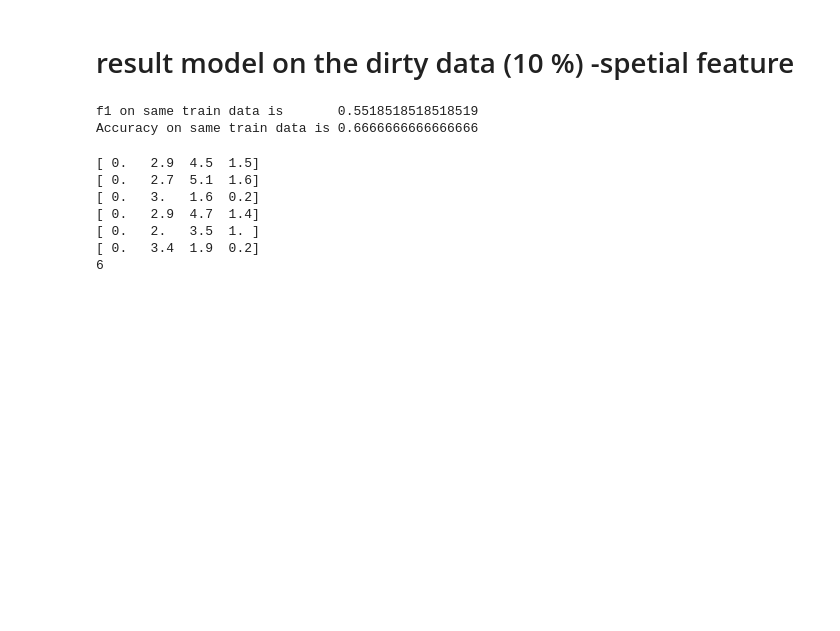
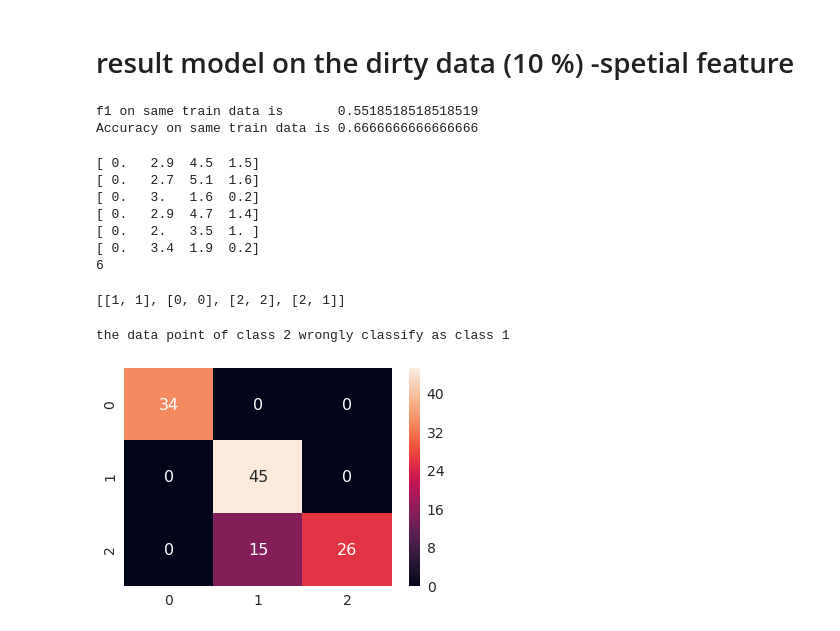
Before and after one commit to BigDaMa/error-generator, a Jupyter notebook: methodss/adversarial_machine_learning/test.ipynb, the cells around one changed output. Cells and saved outputs as stored; diff of their text form; code cells hidden in the pictures; blank space fills up the shorter version.

```diff
--- a/methodss/adversarial_machine_learning/test.ipynb
+++ b/methodss/adversarial_machine_learning/test.ipynb
@@ -372,3 +371,48 @@ print(co)
 [ 0.   2.   3.5  1. ]
 [ 0.   3.4  1.9  0.2]
 6
+# %%
+def max_indices(arr, k):
+    '''
+    Returns the indices of the k first largest elements of arr
+    (in descending order in values)
+    '''
+    assert k <= arr.size, 'k should be smaller or equal to the array size'
+    arr_ = arr.astype(float)  # make a copy of arr
+    max_idxs = []
+    for _ in range(k):
+        max_element = np.max(arr_)
+        if np.isinf(max_element):
+            break
+        else:
+            idx = np.where(arr_ == max_element)
+        max_idxs.append([int(idx[0]),int(idx[1])])
+        arr_[idx] = -np.inf
+    return max_idxs
+# %%
+max_indices(array,4)
+# %% [output]
+[[1, 1], [0, 0], [2, 2], [2, 1]]
+# %%
+import seaborn as sn
+import pandas as pd
+import matplotlib.pyplot as plt
+
+def change_confuation_matrix(x_train,mnb):
+    y_pred_train=mnb.predict(x_train)
+    array=confusion_matrix(y_train, y_pred_train)
+
+    max_list = max_indices(array,4)
+    rong_class= max_list[array.shape[0]]
+
+
+    print("the data point of class {} wrongly classify as class {}".format(rong_class[0],rong_class[1]))
+    df_cm = pd.DataFrame(array, range(array.shape[0]),range(array.shape[0]))
+
+    sn.set(font_scale=1.4)#for label size
+    sn.heatmap(df_cm, annot=True,annot_kws={"size": 16})# font size
+# %%
+change_confuation_matrix(x_train,mnb)
+# %% [output]
+the data point of class 2 wrongly classify as class 1
+[figure, added]
```
Also changed, not shown: parts of 2 cells of this notebook.
